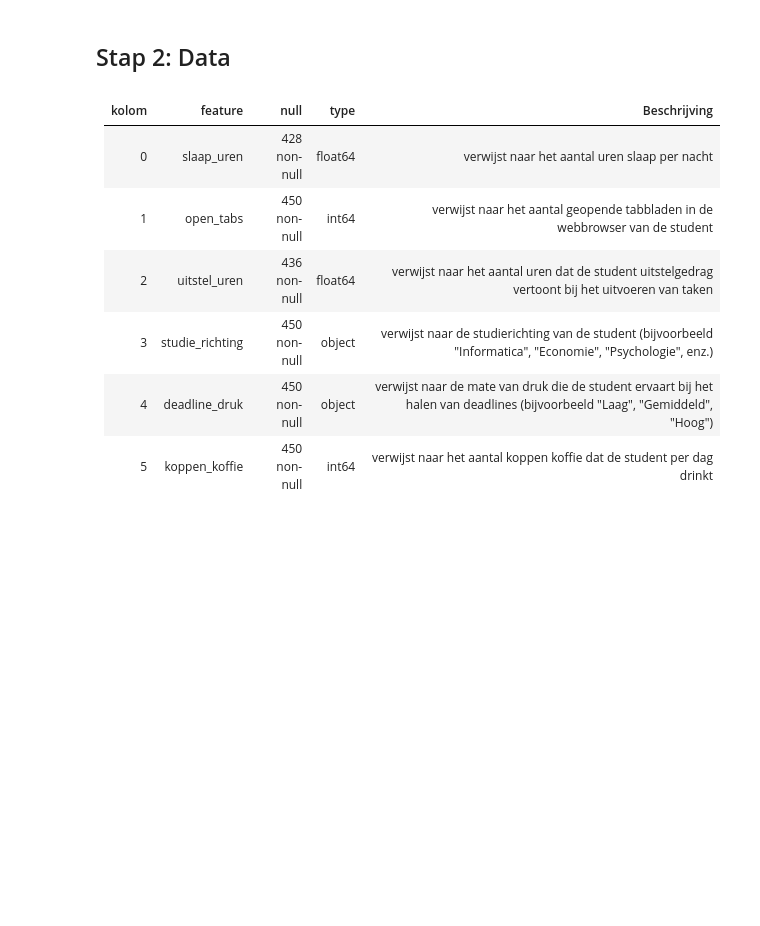
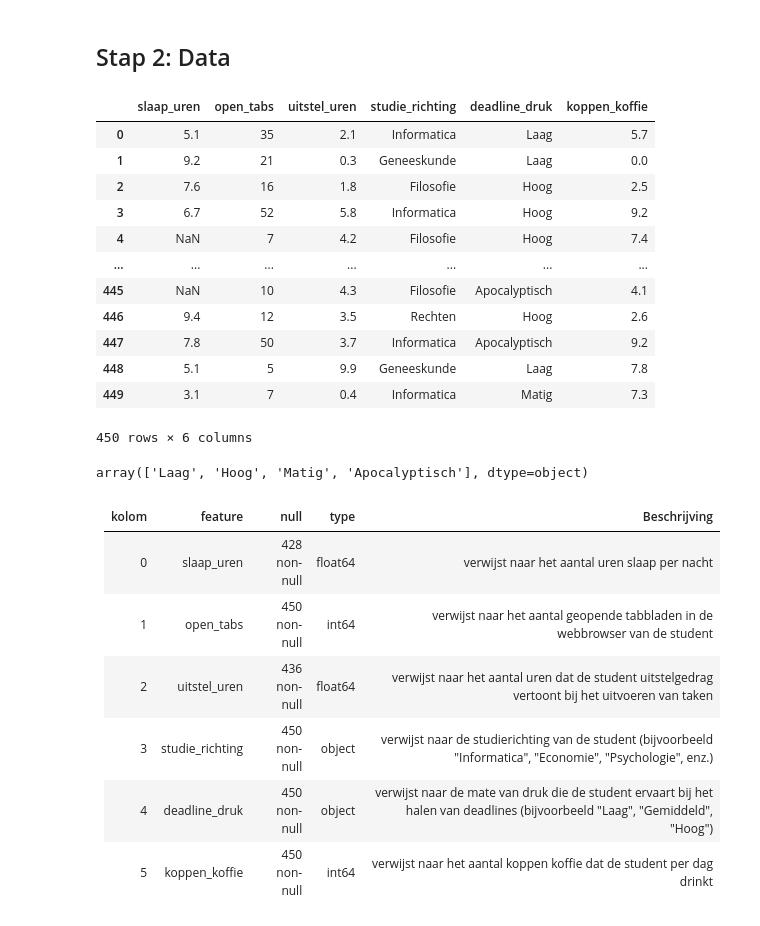
Before and after one commit to Jamey848/Materiaal_vakken_jaar3_semester1, a Jupyter notebook: Machine learning & forecasting/L3/Deel 1 - Les 3 - Oefening.ipynb, the cells around one changed output. Cells and saved outputs as stored; diff of their text form; code cells hidden in the pictures; blank space fills up the shorter version.

```diff
--- a/Machine learning & forecasting/L3/Deel 1 - Les 3 - Oefening.ipynb
+++ b/Machine learning & forecasting/L3/Deel 1 - Les 3 - Oefening.ipynb
@@ -28,6 +28,25 @@ import os
 ## Stap 2: Data
 # %%
 df = pd.read_csv("student_koffie_consumptie.csv")
+df
+# %% [output]
+|  | slaap_uren | open_tabs | uitstel_uren | studie_richting | deadline_druk | koppen_koffie |
+| 0 | 5.1 | 35 | 2.1 | Informatica | Laag | 5.7 |
+| 1 | 9.2 | 21 | 0.3 | Geneeskunde | Laag | 0.0 |
+| 2 | 7.6 | 16 | 1.8 | Filosofie | Hoog | 2.5 |
+| 3 | 6.7 | 52 | 5.8 | Informatica | Hoog | 9.2 |
+| 4 | NaN | 7 | 4.2 | Filosofie | Hoog | 7.4 |
+| ... | ... | ... | ... | ... | ... | ... |
+| 445 | NaN | 10 | 4.3 | Filosofie | Apocalyptisch | 4.1 |
+| 446 | 9.4 | 12 | 3.5 | Rechten | Hoog | 2.6 |
+| 447 | 7.8 | 50 | 3.7 | Informatica | Apocalyptisch | 9.2 |
+| 448 | 5.1 | 5 | 9.9 | Geneeskunde | Laag | 7.8 |
+| 449 | 3.1 | 7 | 0.4 | Informatica | Matig | 7.3 |
+450 rows × 6 columns
+# %%
+df["deadline_druk"].unique()
+# %% [output]
+array(['Laag', 'Hoog', 'Matig', 'Apocalyptisch'], dtype=object)
 # %% [markdown]
 |kolom|feature|null|type|Beschrijving|
 |:---|:---|:---|:---|:---|
```
Also changed, not shown: parts of 15 cells of this notebook, 26 other files.
